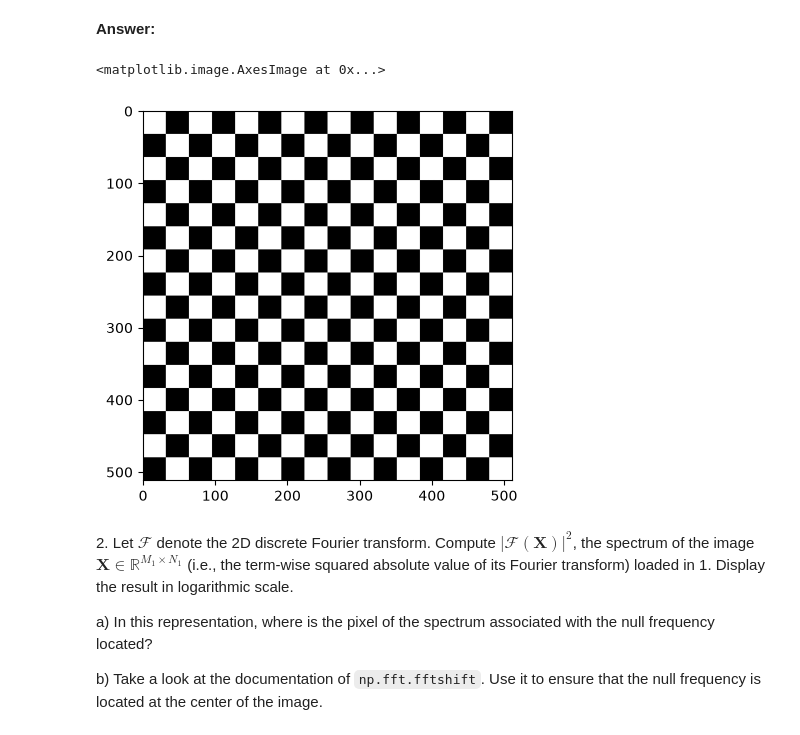
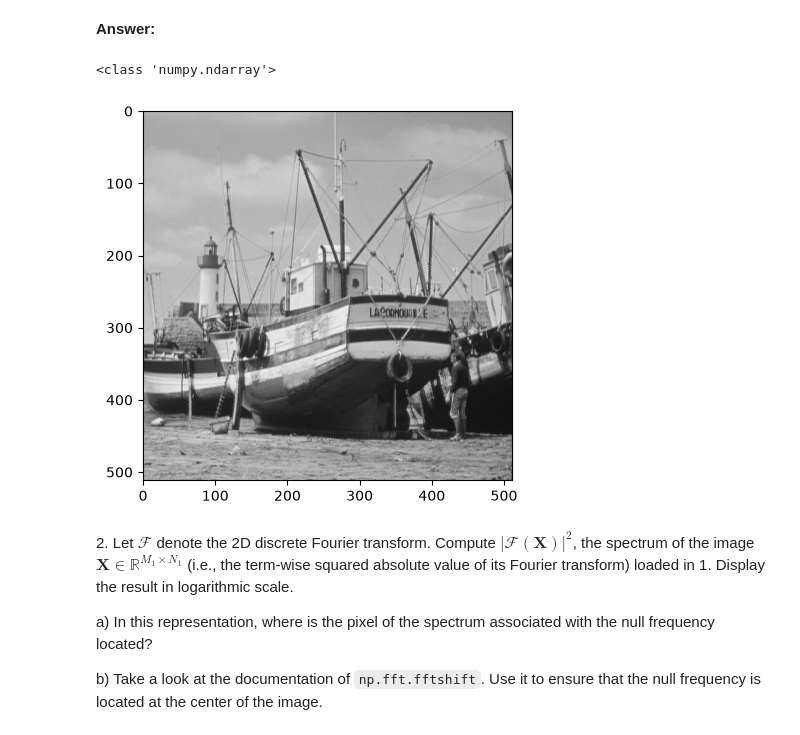
Before and after one commit to alxndrTL/python_sdia, a Jupyter notebook: Labs/Lab3/lab3.ipynb, the cells around one changed output. Saved outputs shown, nothing was run; the diff lists cells and outputs as text; code cells hidden in the pictures.

```diff
--- a/Labs/Lab3/lab3.ipynb
+++ b/Labs/Lab3/lab3.ipynb
@@ -302,11 +302,12 @@ In this exercise, we explore the use of the 2-dimensional Fourier transform to f
 # %%
 import cv2 as cv
 
-X =cv.imread("img/chessboard.png", cv.IMREAD_GRAYSCALE)
+X =cv.imread("img/boat.png", cv.IMREAD_GRAYSCALE)
 plt.imshow(X, cmap = 'gray')
+print(type(X))
 # %% [output]
-<matplotlib.image.AxesImage at 0x...>
+<class 'numpy.ndarray'>
-[figure, old version]
+[figure, new version]
 # %% [markdown]
 2\. Let $\mathcal{F}$ denote the 2D discrete Fourier transform. Compute $|\mathcal{F}(\mathbf{X})|^2$, the spectrum of the image $\mathbf{X} \in \mathbb{R}^{M_1 \times N_1}$ (i.e., the term-wise squared absolute value of its Fourier transform) loaded in 1. Display the result in logarithmic scale.
 
```
Also changed, not shown: parts of 4 cells of this notebook, 1 other file.
